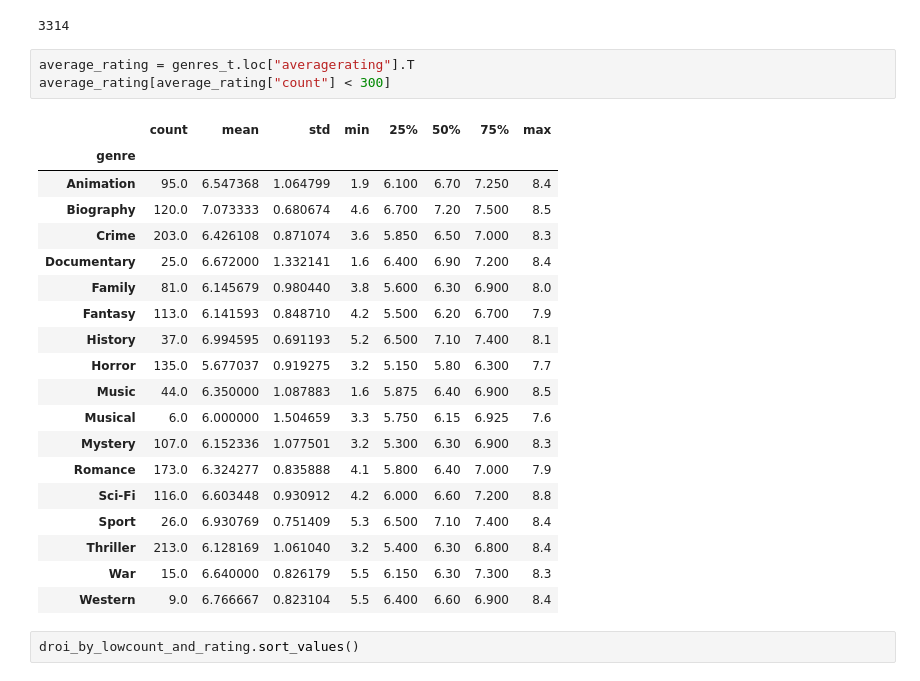
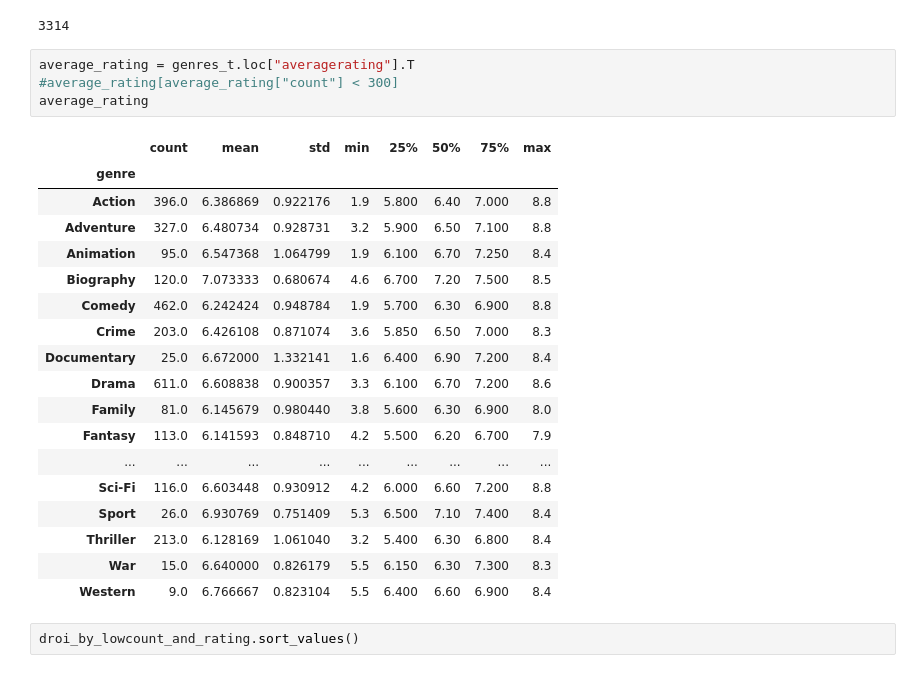
Before and after one commit to samanthanas/MovieAnalysis, a Jupyter notebook: zippedData/Combo_Notebook_Draft.ipynb, the cells around one changed output. Cells and saved outputs as stored; diff of their text form.

```diff
--- a/zippedData/Combo_Notebook_Draft.ipynb
+++ b/zippedData/Combo_Notebook_Draft.ipynb
@@ -704,22 +794,22 @@ genres_count
 3314
 # %%
 average_rating = genres_t.loc["averagerating"].T
-average_rating[average_rating["count"] < 300]
+#average_rating[average_rating["count"] < 300]
+average_rating
 # %% [output]
 |  | count | mean | std | min | 25% | 50% | 75% | max |
 | genre |  |  |  |  |  |  |  |  |
+| Action | 396.0 | 6.386869 | 0.922176 | 1.9 | 5.800 | 6.40 | 7.000 | 8.8 |
+| Adventure | 327.0 | 6.480734 | 0.928731 | 3.2 | 5.900 | 6.50 | 7.100 | 8.8 |
 | Animation | 95.0 | 6.547368 | 1.064799 | 1.9 | 6.100 | 6.70 | 7.250 | 8.4 |
 | Biography | 120.0 | 7.073333 | 0.680674 | 4.6 | 6.700 | 7.20 | 7.500 | 8.5 |
+| Comedy | 462.0 | 6.242424 | 0.948784 | 1.9 | 5.700 | 6.30 | 6.900 | 8.8 |
 | Crime | 203.0 | 6.426108 | 0.871074 | 3.6 | 5.850 | 6.50 | 7.000 | 8.3 |
 | Documentary | 25.0 | 6.672000 | 1.332141 | 1.6 | 6.400 | 6.90 | 7.200 | 8.4 |
+| Drama | 611.0 | 6.608838 | 0.900357 | 3.3 | 6.100 | 6.70 | 7.200 | 8.6 |
 | Family | 81.0 | 6.145679 | 0.980440 | 3.8 | 5.600 | 6.30 | 6.900 | 8.0 |
 | Fantasy | 113.0 | 6.141593 | 0.848710 | 4.2 | 5.500 | 6.20 | 6.700 | 7.9 |
-| History | 37.0 | 6.994595 | 0.691193 | 5.2 | 6.500 | 7.10 | 7.400 | 8.1 |
-| Horror | 135.0 | 5.677037 | 0.919275 | 3.2 | 5.150 | 5.80 | 6.300 | 7.7 |
-| Music | 44.0 | 6.350000 | 1.087883 | 1.6 | 5.875 | 6.40 | 6.900 | 8.5 |
-| Musical | 6.0 | 6.000000 | 1.504659 | 3.3 | 5.750 | 6.15 | 6.925 | 7.6 |
-| Mystery | 107.0 | 6.152336 | 1.077501 | 3.2 | 5.300 | 6.30 | 6.900 | 8.3 |
-| Romance | 173.0 | 6.324277 | 0.835888 | 4.1 | 5.800 | 6.40 | 7.000 | 7.9 |
+| ... | ... | ... | ... | ... | ... | ... | ... | ... |
 | Sci-Fi | 116.0 | 6.603448 | 0.930912 | 4.2 | 6.000 | 6.60 | 7.200 | 8.8 |
 | Sport | 26.0 | 6.930769 | 0.751409 | 5.3 | 6.500 | 7.10 | 7.400 | 8.4 |
 | Thriller | 213.0 | 6.128169 | 1.061040 | 3.2 | 5.400 | 6.30 | 6.800 | 8.4 |
```
Also changed, not shown: parts of 16 cells of this notebook, 1 other file.
